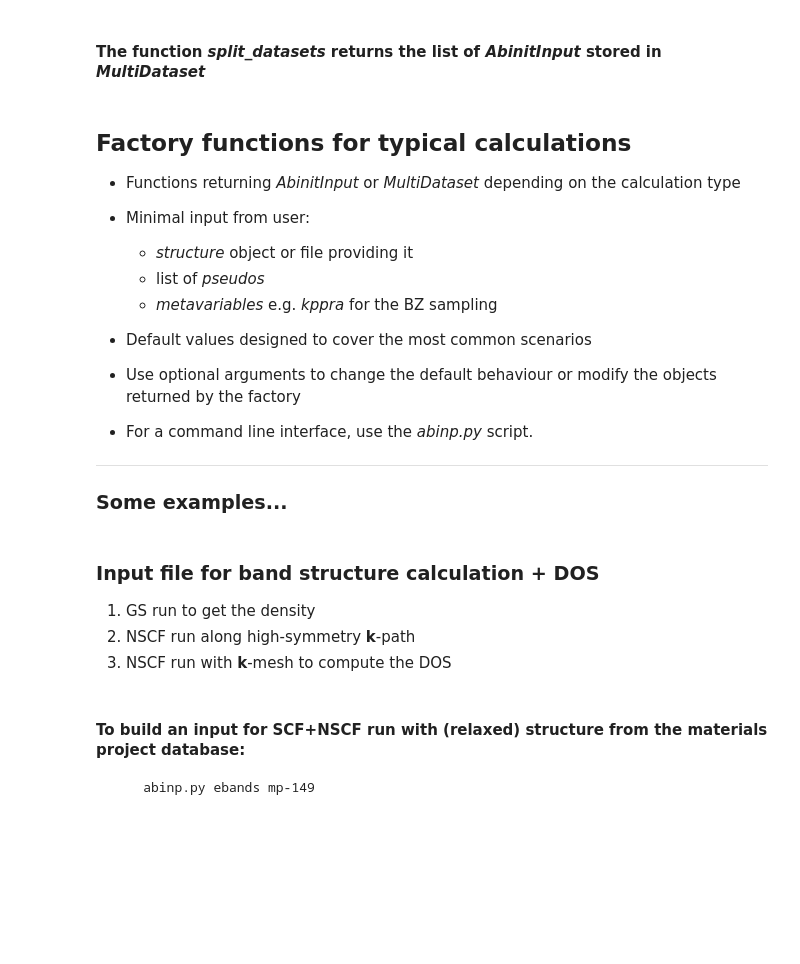
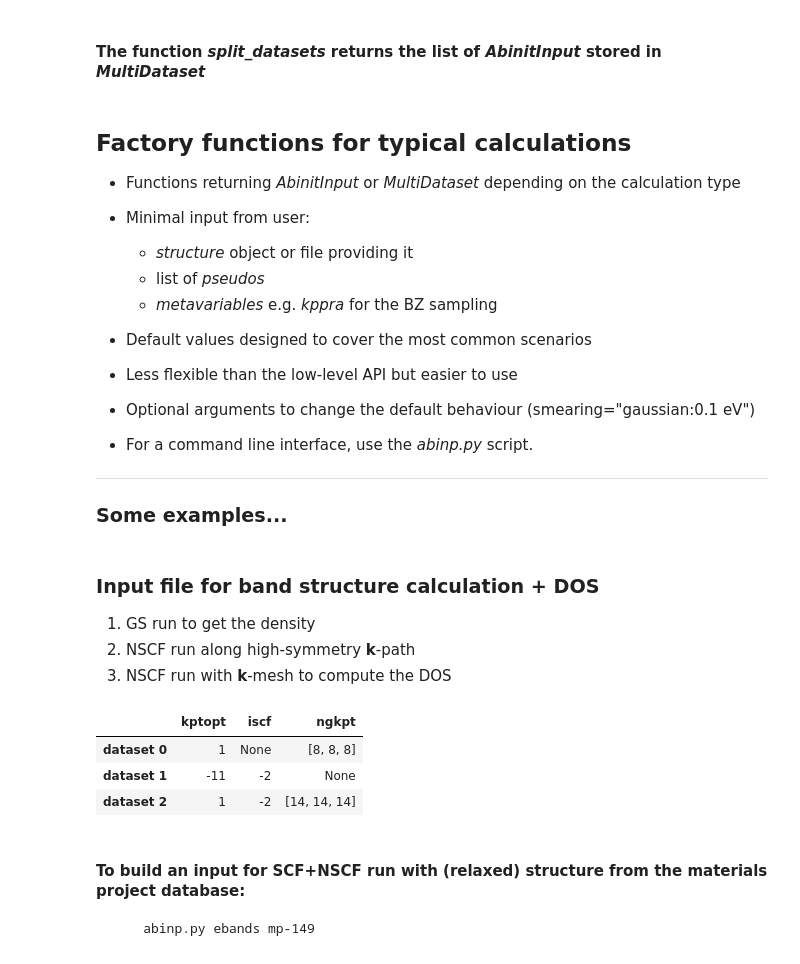
Before and after one commit to gmatteo/abipy_slides_aps_boston_2019, a Jupyter notebook: index.ipynb, the cells around one changed output. Saved outputs shown, nothing was run; the diff lists cells and outputs as text; code cells hidden in the pictures; blank space fills up the shorter version.

```diff
--- a/index.ipynb
+++ b/index.ipynb
@@ -1160,10 +1132,12 @@ gs1, gs2 = multi.split_datasets()
      * *metavariables* e.g. *kppra* for the BZ sampling
 
 * Default values designed to cover the most common scenarios
-* Use optional arguments to change the default behaviour or modify the objects returned by the factory
+* Less flexible than the low-level API but easier to use
+* Optional arguments to change the default behaviour (smearing="gaussian:0.1 eV")
 * For a command line interface, use the *abinp.py* script.
 
 <!--
+modify the objects returned by the factory
 * One can use the factories to generate automatically input files
   or call these functions to build workflows for high-throughput applications
 
@@ -1183,10 +1157,17 @@ Also note that the factory functions do not use get* or ird* variables to connec
 # %%
 multi = abilab.ebands_input(structure="si.cif",
                             pseudos="14si.pspnc",
                             ecut=8,
                             spin_mode="unpolarized",
                             smearing=None,
                             dos_kppa=5000)
+
+multi.get_vars_dataframe("kptopt", "iscf", "ngkpt")
+# %% [output]
+|  | kptopt | iscf | ngkpt |
+| dataset 0 | 1 | None | [8, 8, 8] |
+| dataset 1 | -11 | -2 | None |
+| dataset 2 | 1 | -2 | [14, 14, 14] |
 # %% [markdown]
 #### To build an input for SCF+NSCF run with (relaxed) structure from the materials project database:
 
```
Also changed, not shown: parts of 70 cells of this notebook, 2 other files.
